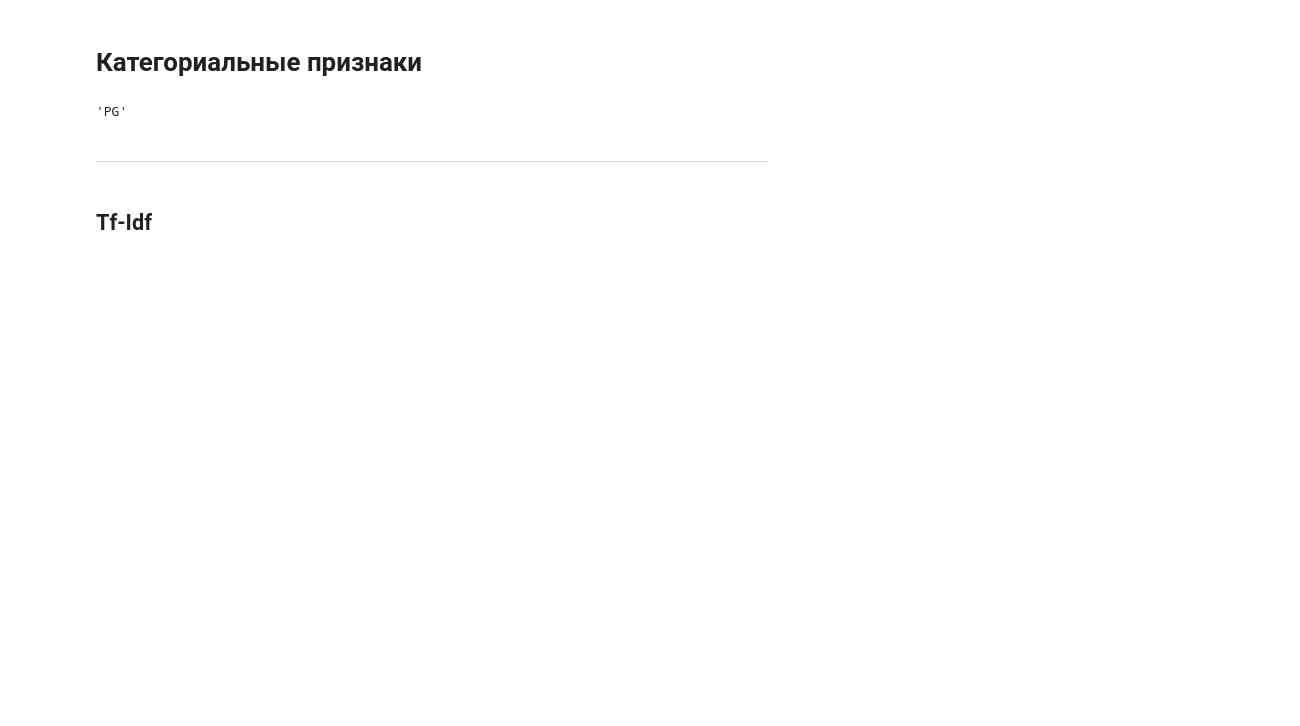
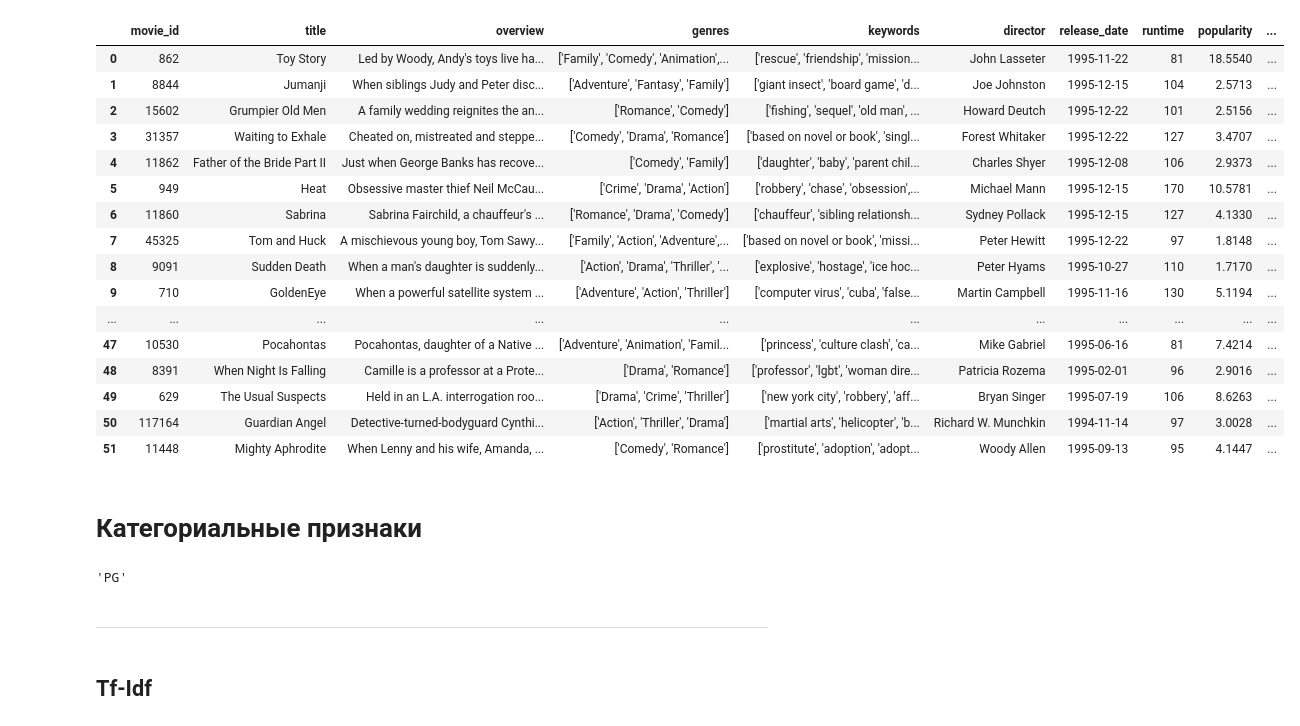
Before and after one commit to FilFilimono/movie-recommender-app, a Jupyter notebook: notebooks/rec_model.ipynb, the cells around one changed output. Saved outputs shown, nothing was run; the diff lists cells and outputs as text; code cells hidden in the pictures; blank space fills up the shorter version.

```diff
--- a/notebooks/rec_model.ipynb
+++ b/notebooks/rec_model.ipynb
@@ -25,6 +51,26 @@ drop_features = ['movie_id', 'title', 'poster_url', 'poster_urls', 'video_keys',
 embeddings_features = ['overview','tagline', 'review_texts']
 tf_idf_features = ['genres', 'keywords', 'director', 'certification', 'cast']
 num_features = ['release_date', 'runtime', 'popularity', 'budget', 'revenue']
+# %%
+df.head(52)
+# %% [output]
+|  | movie_id | title | overview | genres | keywords | director | release_date | runtime | popularity | ... |
+| 0 | 862 | Toy Story | Led by Woody, Andy's toys live ha... | ['Family', 'Comedy', 'Animation',... | ['rescue', 'friendship', 'mission... | John Lasseter | 1995-11-22 | 81 | 18.5540 | ... |
+| 1 | 8844 | Jumanji | When siblings Judy and Peter disc... | ['Adventure', 'Fantasy', 'Family'] | ['giant insect', 'board game', 'd... | Joe Johnston | 1995-12-15 | 104 | 2.5713 | ... |
+| 2 | 15602 | Grumpier Old Men | A family wedding reignites the an... | ['Romance', 'Comedy'] | ['fishing', 'sequel', 'old man', ... | Howard Deutch | 1995-12-22 | 101 | 2.5156 | ... |
+| 3 | 31357 | Waiting to Exhale | Cheated on, mistreated and steppe... | ['Comedy', 'Drama', 'Romance'] | ['based on novel or book', 'singl... | Forest Whitaker | 1995-12-22 | 127 | 3.4707 | ... |
+| 4 | 11862 | Father of the Bride Part II | Just when George Banks has recove... | ['Comedy', 'Family'] | ['daughter', 'baby', 'parent chil... | Charles Shyer | 1995-12-08 | 106 | 2.9373 | ... |
+| 5 | 949 | Heat | Obsessive master thief Neil McCau... | ['Crime', 'Drama', 'Action'] | ['robbery', 'chase', 'obsession',... | Michael Mann | 1995-12-15 | 170 | 10.5781 | ... |
+| 6 | 11860 | Sabrina | Sabrina Fairchild, a chauffeur's ... | ['Romance', 'Drama', 'Comedy'] | ['chauffeur', 'sibling relationsh... | Sydney Pollack | 1995-12-15 | 127 | 4.1330 | ... |
+| 7 | 45325 | Tom and Huck | A mischievous young boy, Tom Sawy... | ['Family', 'Action', 'Adventure',... | ['based on novel or book', 'missi... | Peter Hewitt | 1995-12-22 | 97 | 1.8148 | ... |
+| 8 | 9091 | Sudden Death | When a man's daughter is suddenly... | ['Action', 'Drama', 'Thriller', '... | ['explosive', 'hostage', 'ice hoc... | Peter Hyams | 1995-10-27 | 110 | 1.7170 | ... |
+| 9 | 710 | GoldenEye | When a powerful satellite system ... | ['Adventure', 'Action', 'Thriller'] | ['computer virus', 'cuba', 'false... | Martin Campbell | 1995-11-16 | 130 | 5.1194 | ... |
+| ... | ... | ... | ... | ... | ... | ... | ... | ... | ... | ... |
+| 47 | 10530 | Pocahontas | Pocahontas, daughter of a Native ... | ['Adventure', 'Animation', 'Famil... | ['princess', 'culture clash', 'ca... | Mike Gabriel | 1995-06-16 | 81 | 7.4214 | ... |
+| 48 | 8391 | When Night Is Falling | Camille is a professor at a Prote... | ['Drama', 'Romance'] | ['professor', 'lgbt', 'woman dire... | Patricia Rozema | 1995-02-01 | 96 | 2.9016 | ... |
+| 49 | 629 | The Usual Suspects | Held in an L.A. interrogation roo... | ['Drama', 'Crime', 'Thriller'] | ['new york city', 'robbery', 'aff... | Bryan Singer | 1995-07-19 | 106 | 8.6263 | ... |
+| 50 | 117164 | Guardian Angel | Detective-turned-bodyguard Cynthi... | ['Action', 'Thriller', 'Drama'] | ['martial arts', 'helicopter', 'b... | Richard W. Munchkin | 1994-11-14 | 97 | 3.0028 | ... |
+| 51 | 11448 | Mighty Aphrodite | When Lenny and his wife, Amanda, ... | ['Comedy', 'Romance'] | ['prostitute', 'adoption', 'adopt... | Woody Allen | 1995-09-13 | 95 | 4.1447 | ... |
 # %% [markdown]
 # Категориальные признаки
 # %%
```
Also changed, not shown: parts of 3 cells of this notebook, 1 other file.
